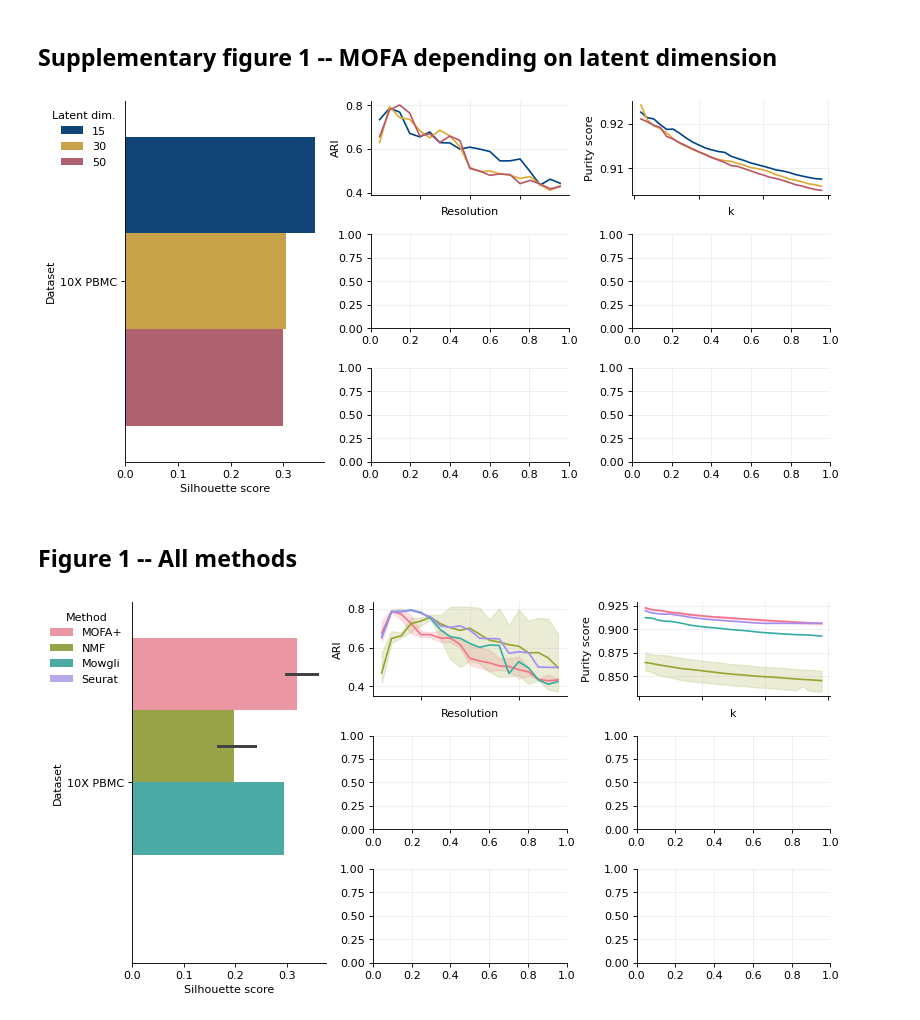
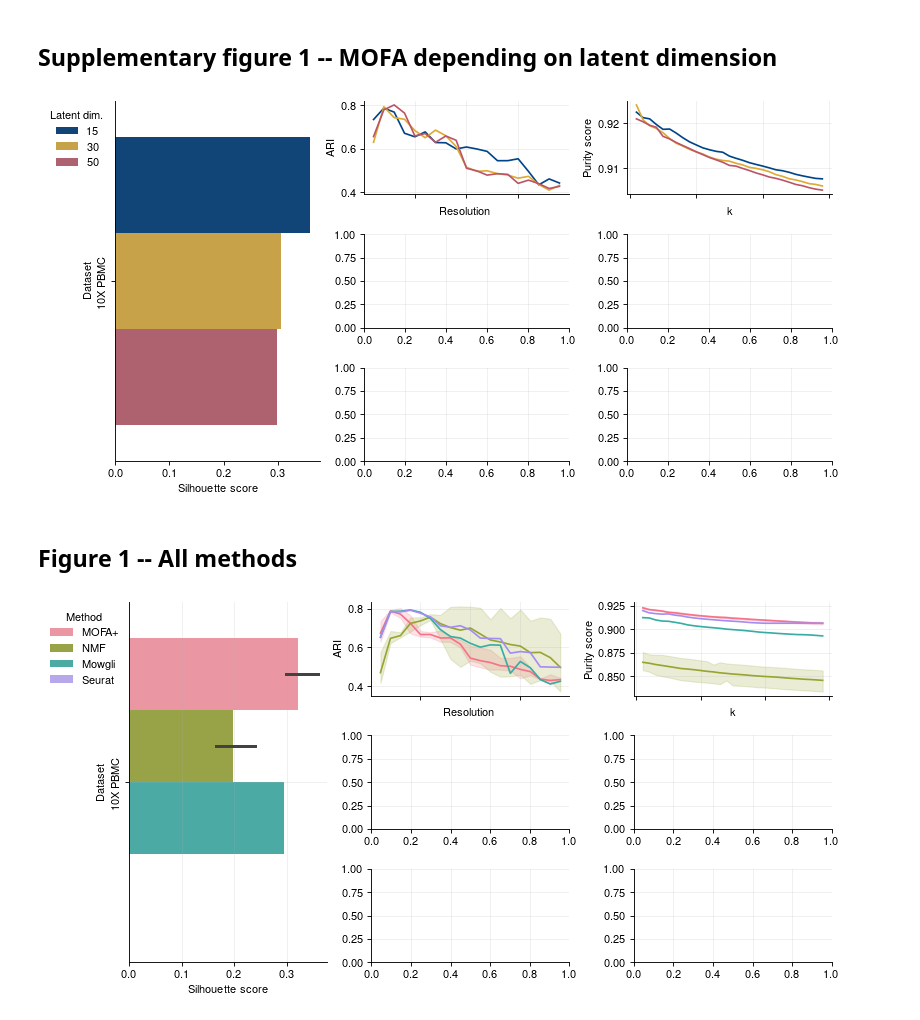
Before and after one commit to cantinilab/mowgli_reproducibility, a Jupyter notebook: visualize/figure_1.ipynb, the cells around one changed output. Cells and saved outputs as stored; diff of their text form; code cells hidden in the pictures.

```diff
--- a/visualize/figure_1.ipynb
+++ b/visualize/figure_1.ipynb
@@ -22,7 +22,7 @@ plt.rcParams.update(tue_axes.spines(left=True, right=False, top=False, bottom=Tr
 plt.rcParams.update(tue_axes.grid())
 plt.rcParams.update(tue_cycler.cycler(color=tue_palettes.high_contrast))
 plt.rcParams.update(tue_axes.legend(shadow=False, frameon=False, fancybox=False))
-plt.rcParams.update(tue_fonts.neurips2021())
+plt.rcParams.update(tue_fonts.neurips2021_tex(family="sans-serif"))
 # %% [markdown]
 ## Load the data
 # %%
@@ -163,37 +163,39 @@ axes["A"].legend(
     bbox_to_anchor=(0, 1),
     ncol=1,
 )
+axes["A"].set_yticklabels(axes["A"].get_yticklabels(), rotation=90, va='center')
+
 
 # Visualize the ARI as a line plot.
 sns.lineplot(
     data=ari_res.loc[ari_res["Method"] == "MOFA+"],
     x="Resolution",
     y="ARI",
     hue="Latent dimension",
     ax=axes["B"],
 )
 axes["B"].set_xticklabels([])
 axes["B"].get_legend().remove()
 
 # Visualize the purity score as a line plot.
 sns.lineplot(
     data=purity_res.loc[purity_res["Method"] == "MOFA+"],
     x="k",
     y="Purity score",
     hue="Latent dimension",
     ax=axes["C"],
 )
 axes["C"].set_xticklabels([])
 axes["C"].get_legend().remove()
 
 axes["B"].grid()
 axes["C"].grid()
 axes["D"].grid()
 axes["E"].grid()
 axes["F"].grid()
 axes["G"].grid()
 # %% [output]
-[figure, old version]
+[figure, new version]
 # %% [markdown]
 ## Figure 1 -- All methods
 # %%
@@ -220,6 +222,7 @@ axes["A"].legend(
     bbox_to_anchor=(0, 1),
     ncol=1,
 )
+axes["A"].set_yticklabels(axes["A"].get_yticklabels(), rotation=90, va='center')
 
 # Visualize the ARI as a line plot.
 sns.lineplot(
@@ -243,6 +246,7 @@ sns.lineplot(
 axes["C"].set_xticklabels([])
 axes["C"].get_legend().remove()
 
+axes["A"].grid()
 axes["B"].grid()
 axes["C"].grid()
 axes["D"].grid()
@@ -250,4 +254,4 @@ axes["E"].grid()
 axes["F"].grid()
 axes["G"].grid()
 # %% [output]
-[figure, old version]
+[figure, new version]
```
Also changed, not shown: 7 other files.
